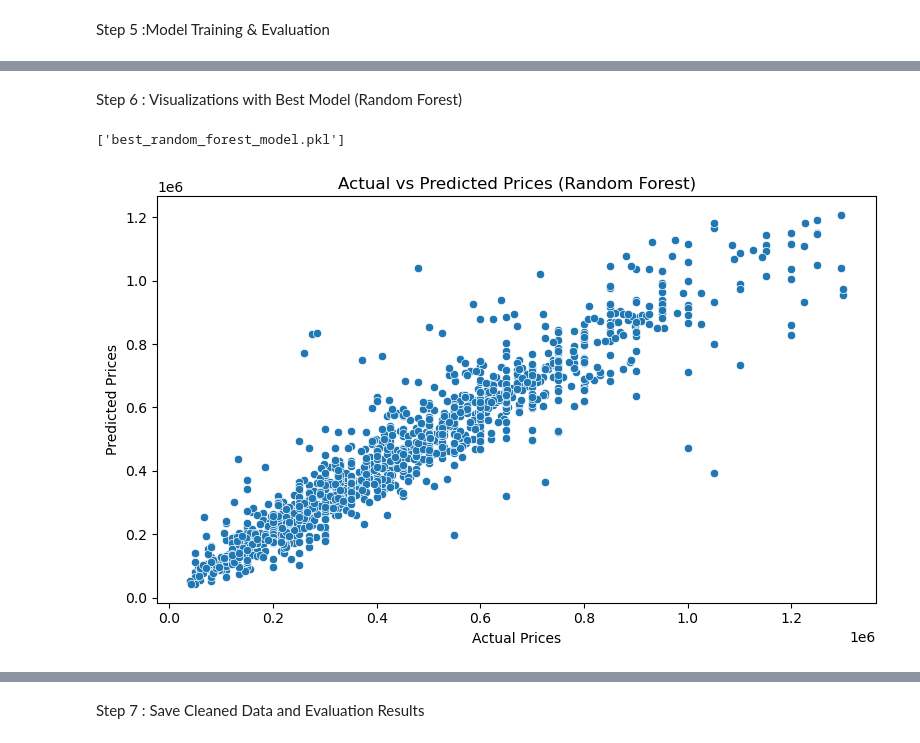
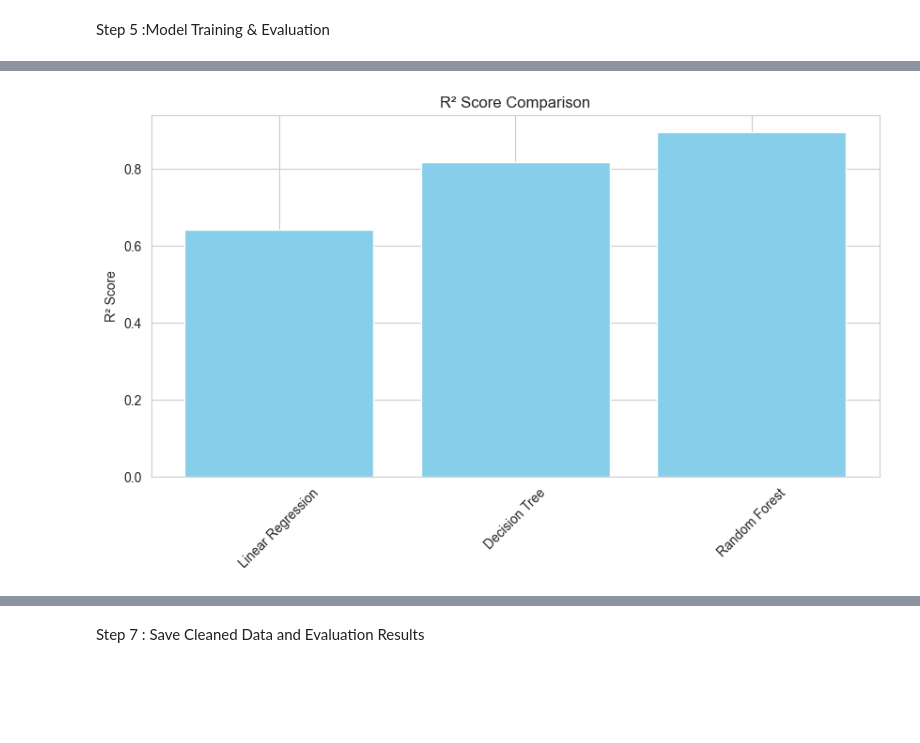
Before and after one commit to ahmed-yasser-taha/Machine-Learning, a Jupyter notebook: Linear Regression/Car_Price_prediction/Car_price_prediction.ipynb, the cells around one changed output, grey strips where cells are left out. Saved outputs shown, nothing was run; the diff lists cells and outputs as text; code cells hidden in the pictures; blank space fills up the shorter version.

```diff
--- a/Linear Regression/Car_Price_prediction/Car_price_prediction.ipynb
+++ b/Linear Regression/Car_Price_prediction/Car_price_prediction.ipynb
@@ -227,7 +230,7 @@ mae_linear = mean_absolute_error(y_test, y_pred_linear)
 r2_linear = r2_score(y_test, y_pred_linear)
 
 # Store results
-
+results = {}
 results['Linear Regression'] = {
     "RMSE": rmse_linear,
     "MAE": mae_linear,
@@ -308,24 +314,19 @@ R² Score: 0.98085380003888
-# %% [markdown]
-Step 6 : Visualizations with Best Model (Random Forest)
+# %%
+# Compare R² scores visually
+model_names = list(results.keys())
+r2_scores = [results[m]['R²'] for m in model_names]
+
+plt.figure(figsize=(10,5))
+plt.bar(model_names, r2_scores, color='skyblue')
+plt.title('R² Score Comparison')
+plt.ylabel('R² Score')
+plt.xticks(rotation=45)
+plt.grid(True)
+plt.show()
+# %% [output]
+[figure, added]
 # %%
 # Train the Random Forest model as the best model example
 best_model = RandomForestRegressor(random_state=42)
 best_model.fit(X_train, y_train)
 y_pred_best = best_model.predict(X_test)
-# %%
-# Save best model
-joblib.dump(best_model, "best_random_forest_model.pkl")
-# %% [output]
-['best_random_forest_model.pkl']
-# %%
-# Visualization 6: Actual vs Predicted Prices Scatterplot
-plt.figure(figsize=(8, 5))
-sns.scatterplot(x=y_test, y=y_pred_best)
-plt.xlabel("Actual Prices")
-plt.ylabel("Predicted Prices")
-plt.title("Actual vs Predicted Prices (Random Forest)")
-plt.tight_layout()
-plt.savefig("prediction_actual_vs_pred.png")
-plt.show()
-# %% [output]
-[figure, old version]
```
Also changed, not shown: parts of 16 cells of this notebook, 15 other files.
